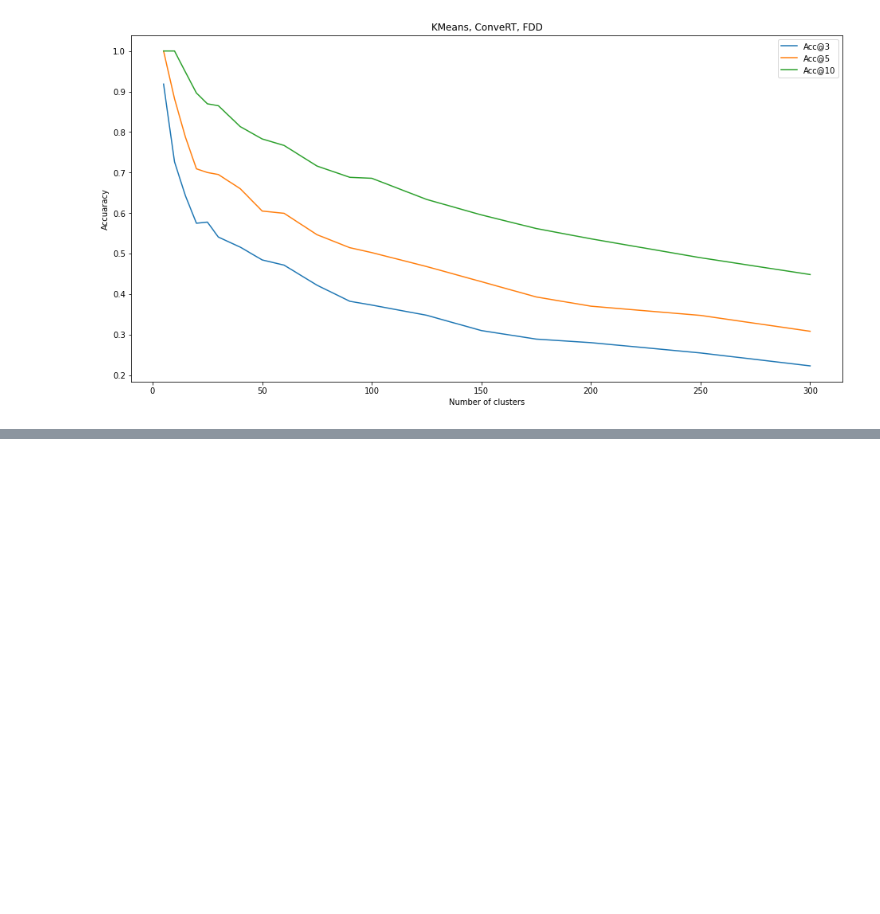
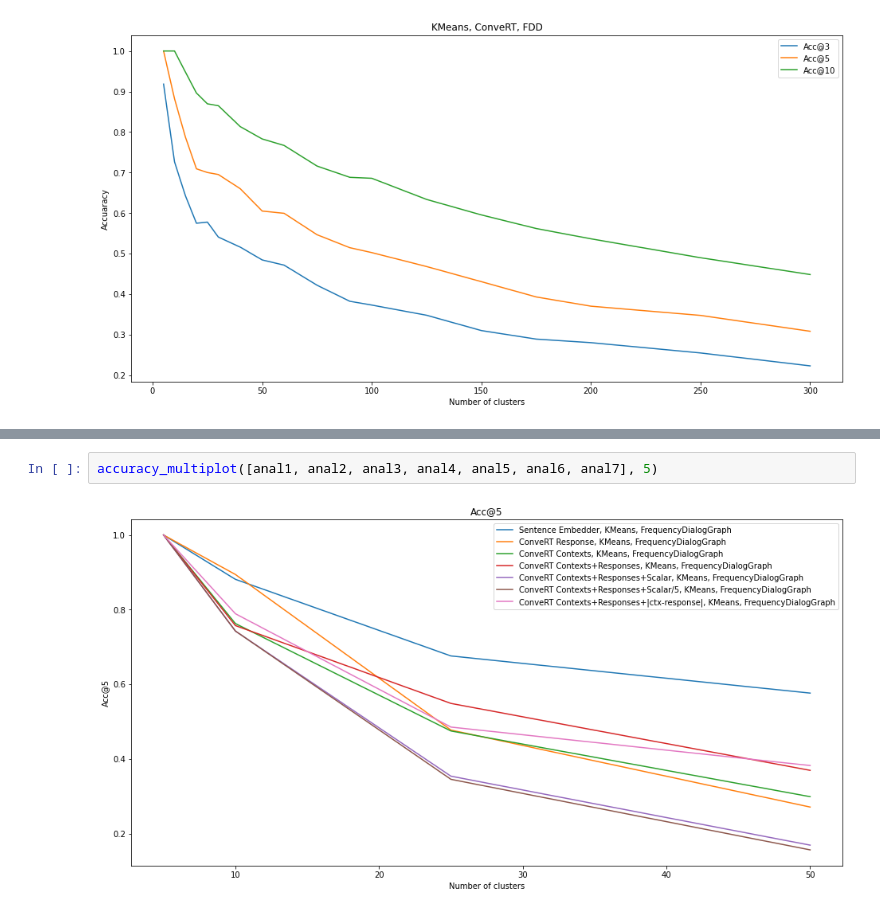
Before and after one commit to Gaoadt/dialog-graph-construction, a Jupyter notebook: notebooks/DialogGraphConstructing.ipynb, the cells around one changed output, grey strips where cells are left out. Drawn from its saved outputs; the diff is of its cells as text; blank space fills up the shorter version.

```diff
--- a/notebooks/DialogGraphConstructing.ipynb
+++ b/notebooks/DialogGraphConstructing.ipynb
@@ -1917,0 +2071,4 @@ anal.plot()
+# %%
+accuracy_multiplot([anal1, anal2, anal3, anal4, anal5, anal6, anal7], 5)
+# %% [output]
+[figure, added]
```
Also changed, not shown: parts of 35 cells of this notebook.
